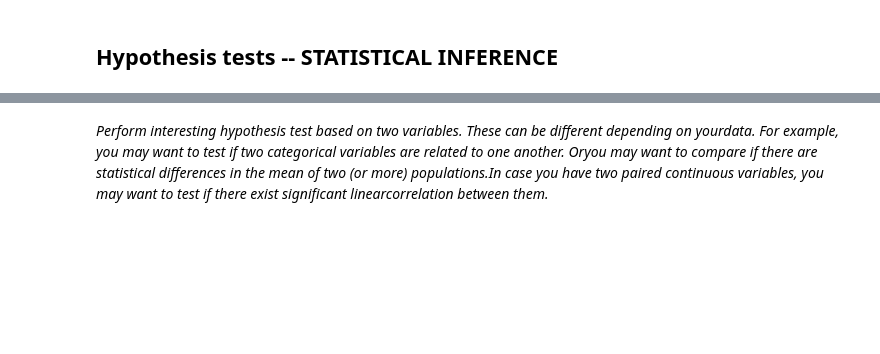
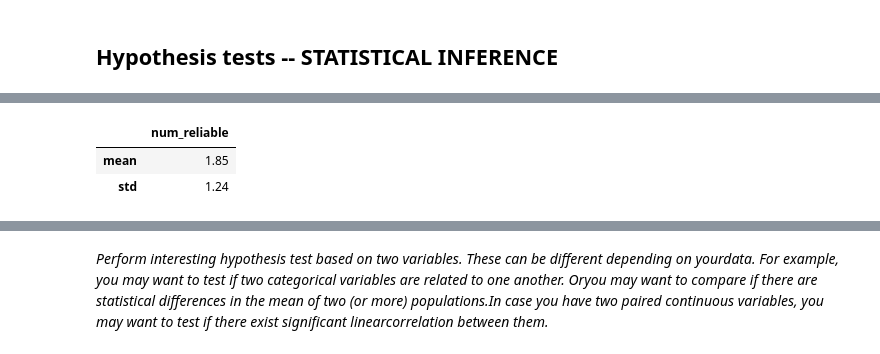
Before and after one commit to emilienaples/people_news_trust, a Jupyter notebook: people_news.ipynb, the cells around one changed output, grey strips where cells are left out. Drawn from its saved outputs; the diff is of its cells as text; code cells hidden in the pictures; blank space fills up the shorter version.

```diff
--- a/people_news.ipynb
+++ b/people_news.ipynb
@@ -612,0 +603,6 @@ for col in cols:
+# %%
+news[['num_reliable']].agg([np.mean,np.std]).round(2)
+# %% [output]
+|  | num_reliable |
+| mean | 1.85 |
+| std | 1.24 |
```
Also changed, not shown: parts of 61 cells of this notebook.
